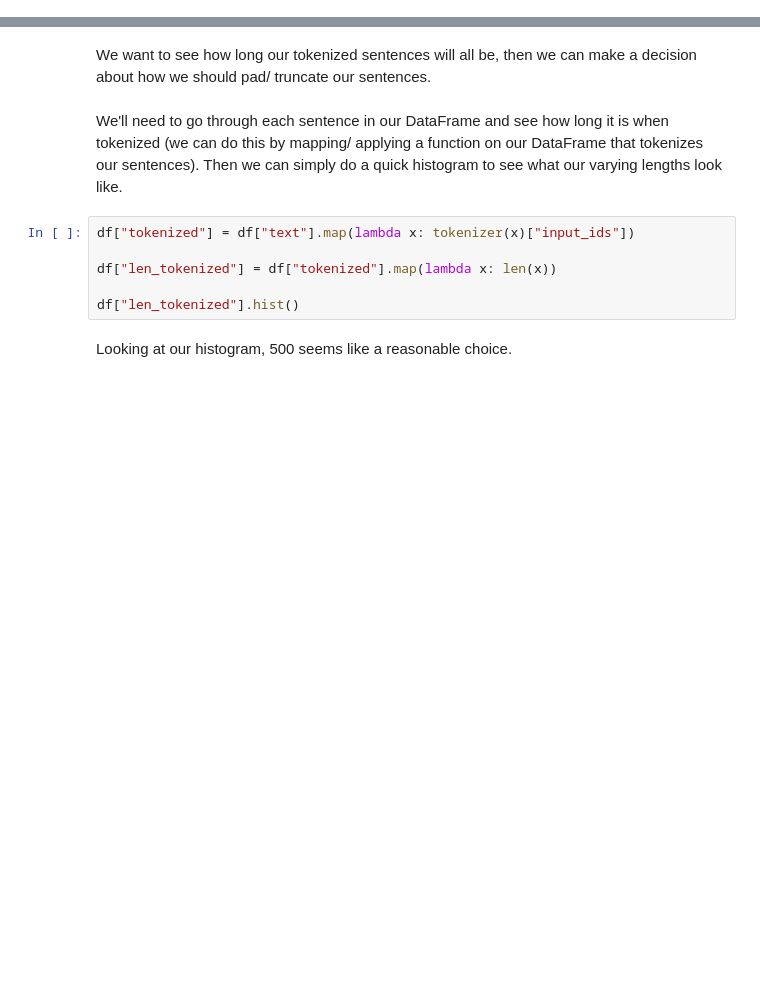
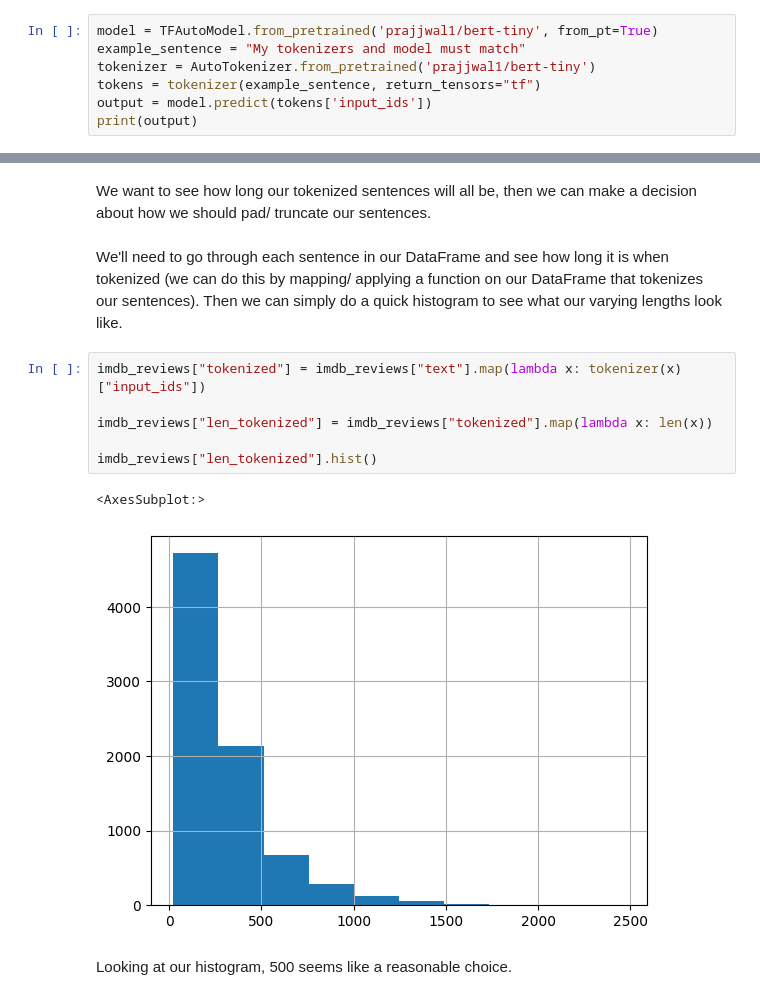
Before and after one commit to francoisgirard51/data-transformer-finetuning-challenge, a Jupyter notebook: model-fine-tuning.ipynb, the cells around one changed output, grey strips where cells are left out. Cells and saved outputs as stored; diff of their text form; blank space fills up the shorter version.

Commit message:
model fine tuning

```diff
--- a/model-fine-tuning.ipynb
+++ b/model-fine-tuning.ipynb
@@ -110,0 +224,7 @@ input_tensor.shape
+# %%
+model = TFAutoModel.from_pretrained('prajjwal1/bert-tiny', from_pt=True)
+example_sentence = "My tokenizers and model must match"
+tokenizer = AutoTokenizer.from_pretrained('prajjwal1/bert-tiny')
+tokens = tokenizer(example_sentence, return_tensors="tf")
+output = model.predict(tokens['input_ids'])
+print(output)
@@ -151,11 +320,14 @@ We want to see how long our tokenized sentences will all be, then we can make a
 # %% [markdown]
 We'll need to go through each sentence in our DataFrame and see how long it is when tokenized (we can do this by mapping/ applying a function on our DataFrame that tokenizes our sentences). Then we can simply do a quick histogram to see what our varying lengths look like.
 # %%
-df["tokenized"] = df["text"].map(lambda x: tokenizer(x)["input_ids"])
+imdb_reviews["tokenized"] = imdb_reviews["text"].map(lambda x: tokenizer(x)["input_ids"])
 
-df["len_tokenized"] = df["tokenized"].map(lambda x: len(x))
+imdb_reviews["len_tokenized"] = imdb_reviews["tokenized"].map(lambda x: len(x))
 
-df["len_tokenized"].hist()
+imdb_reviews["len_tokenized"].hist()
+# %% [output]
+<AxesSubplot:>
+[figure, added]
 # %% [markdown]
 Looking at our histogram, 500 seems like a reasonable choice.
 # %% [markdown]
```
Also changed, not shown: parts of 42 cells of this notebook.
